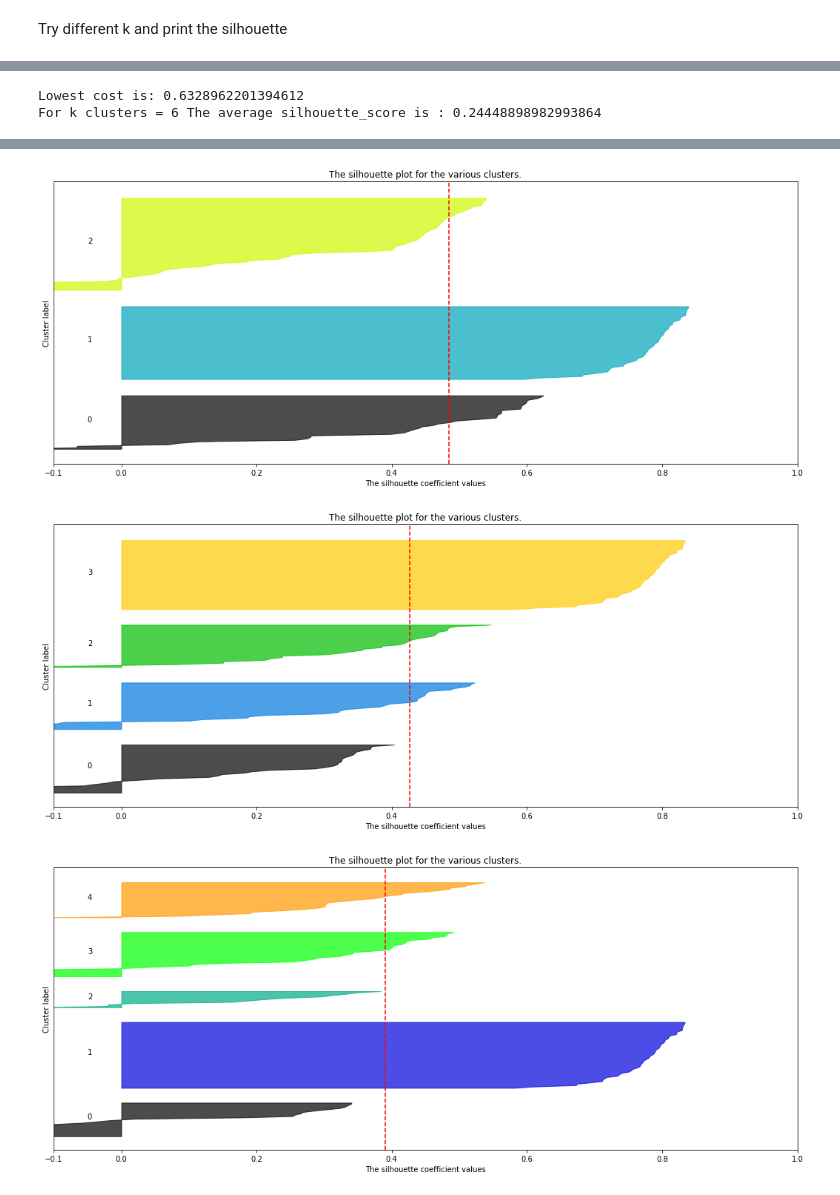
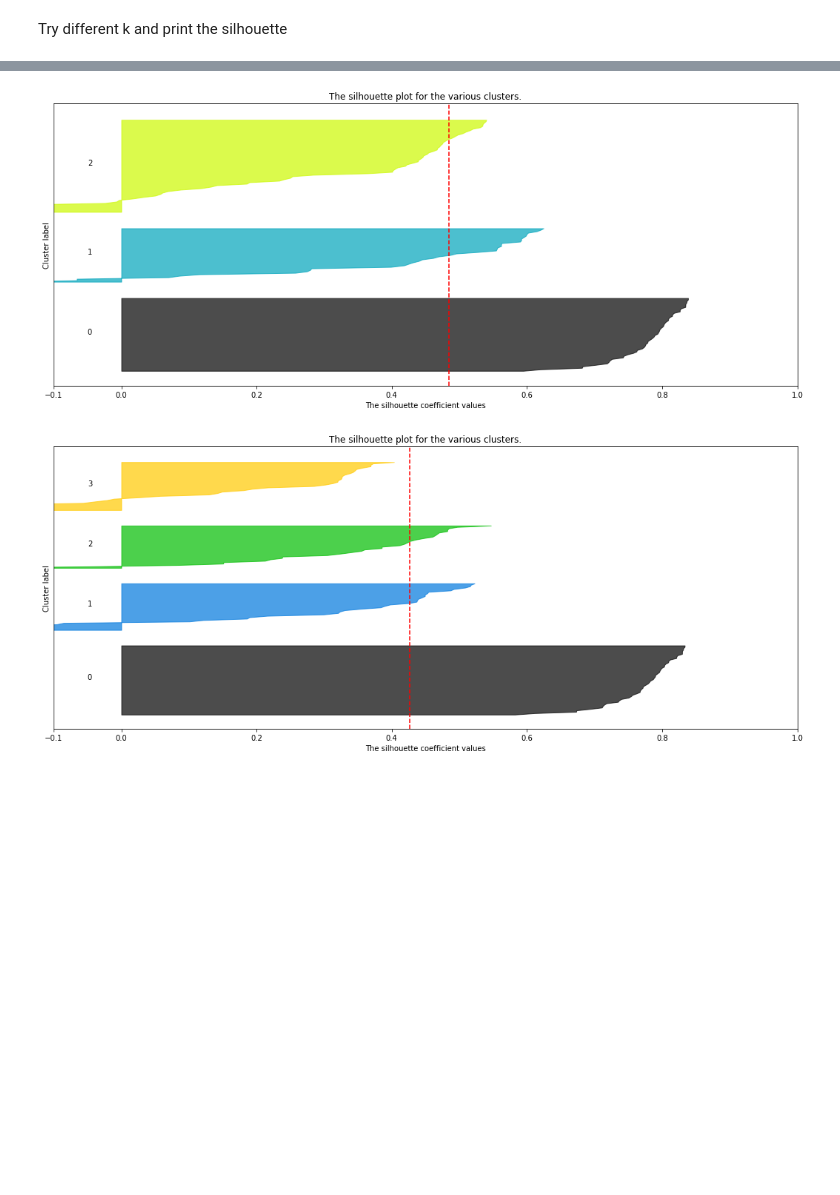
Before and after one commit to Dosclic98/Esame_Machine_Learning, a Jupyter notebook: Clustering/main.ipynb, the cells around one changed output, grey strips where cells are left out. Drawn from its saved outputs; the diff is of its cells as text; code cells hidden in the pictures; blank space fills up the shorter version.

```diff
--- a/Clustering/main.ipynb
+++ b/Clustering/main.ipynb
@@ -8,24 +8,27 @@ from kmeans import Kmeans
 # %% [markdown]
 Define method to find the elbow of the cost function and to find the best clustering based on the same function
 # %%
-def elbowMethod(dataset, maxClusters, maxIterations):
+def elbowMethod(dataset, maxClusters, maxIterations, verbose = False):
     costs = []
-    for nCen in range(1, maxClusters+1):
+    for nCen in range(1, maxClusters):
         print("Calculating elbow for kClusters:", nCen)
-        clustering, cost = findBestClusering(dataset, nCen, maxIterations)
+        clustering, cost = findBestClusering(dataset, nCen, maxIterations, verbose=verbose)
         costs.append(cost)
-    plt.plot(np.arange(1, maxClusters+1), np.array(costs))
+    plt.plot(np.arange(1, maxClusters), np.array(costs))
     plt.xlabel("K clusters")
     plt.ylabel("Cost function")
     plt.title("Elbow method")
 
 
-def findBestClusering(dataset, kClusters, maxIterations):
+def findBestClusering(dataset, kClusters, maxIterations, verbose = True):
     bestClustering = []
     bestCost = float("inf")
     for i in range(maxIterations):
         cl = Kmeans(dataset, kClusters)
         clusters, currCost = cl.clusterize()
+        if verbose:
+            print("Curr cost:", currCost)
+            cl.calcExtValidation()
         if currCost < bestCost:
             bestCost = currCost
             bestClustering = cl
@@ -37,6 +40,6 @@ dataset = pd.read_csv("data/iris.csv")
 # %% [markdown]
 Find best K-means clustering with k = 3 and 10 iterations max
 # %%
-cl, cost = findBestClusering(dataset, 3, 20)
+cl, cost = findBestClusering(dataset, 3, 20, verbose=False)
 print("Lowest cost is:", cost)
 # %% [output]
@@ -85,7 +87,7 @@ Calculating elbow for kClusters: 6
 # %% [markdown]
 Try different k and print the silhouette
 # %%
-for i in range(1, 7):
+for i in range(1, 5):
     cl, cost = findBestClusering(dataset, i, 10)
     print("Lowest cost is:", cost)
     cl.calcPlotSilhouete()
@@ -103,3 +112 @@ For k clusters = 5 The average silhouette_score is : 0.3908962343047658
-Lowest cost is: 0.6328962201394612
-For k clusters = 6 The average silhouette_score is : 0.24448898982993864
 [figure]
@@ -107,3 +114,2 @@ For k clusters = 6 The average silhouette_score is : 0.24448898982993864
-[figure, old version]
+[figure, new version]
-[figure, old version]
+[figure, new version]
-[figure, removed]
```
Also changed, not shown: parts of 4 cells of this notebook, 1 other file.
